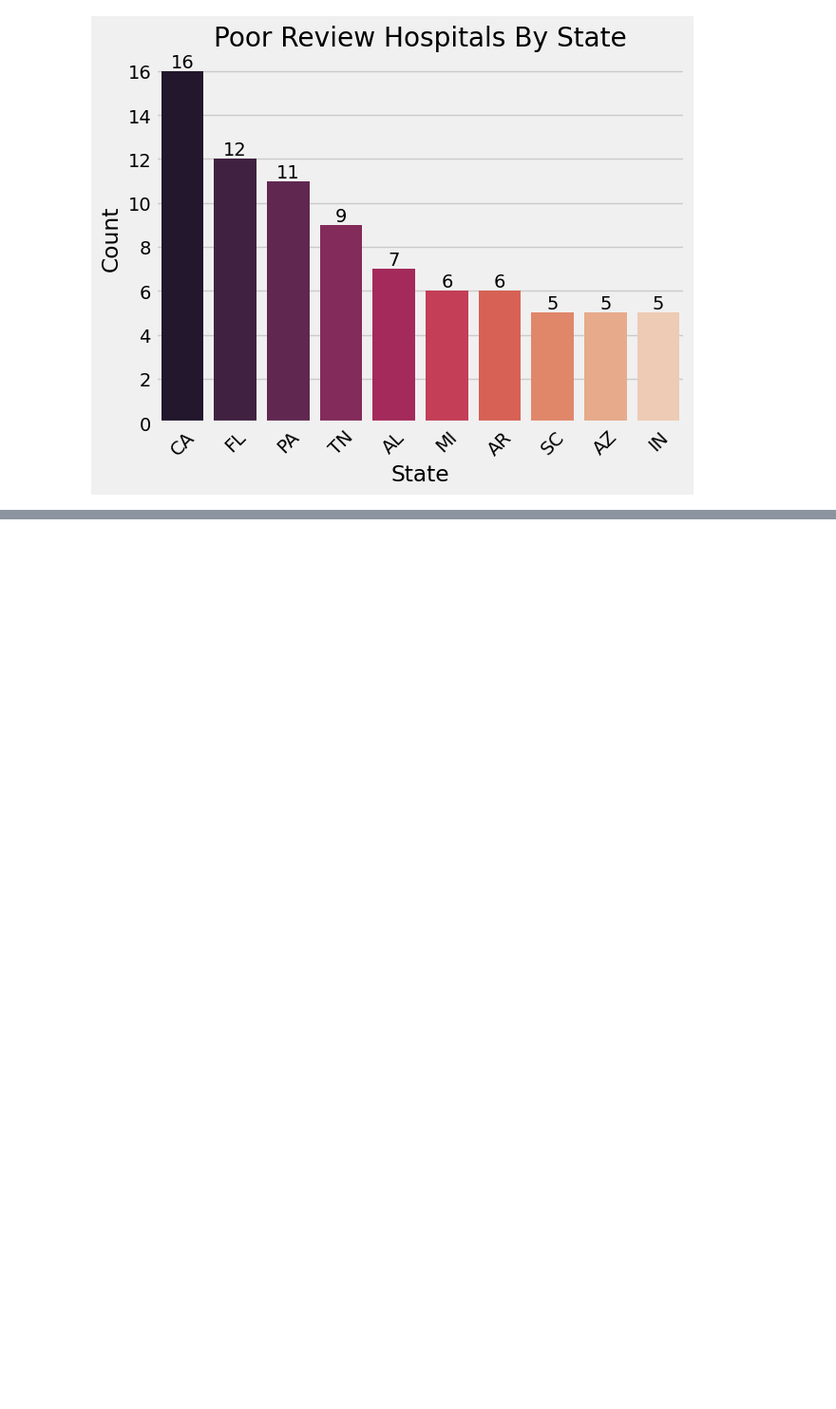
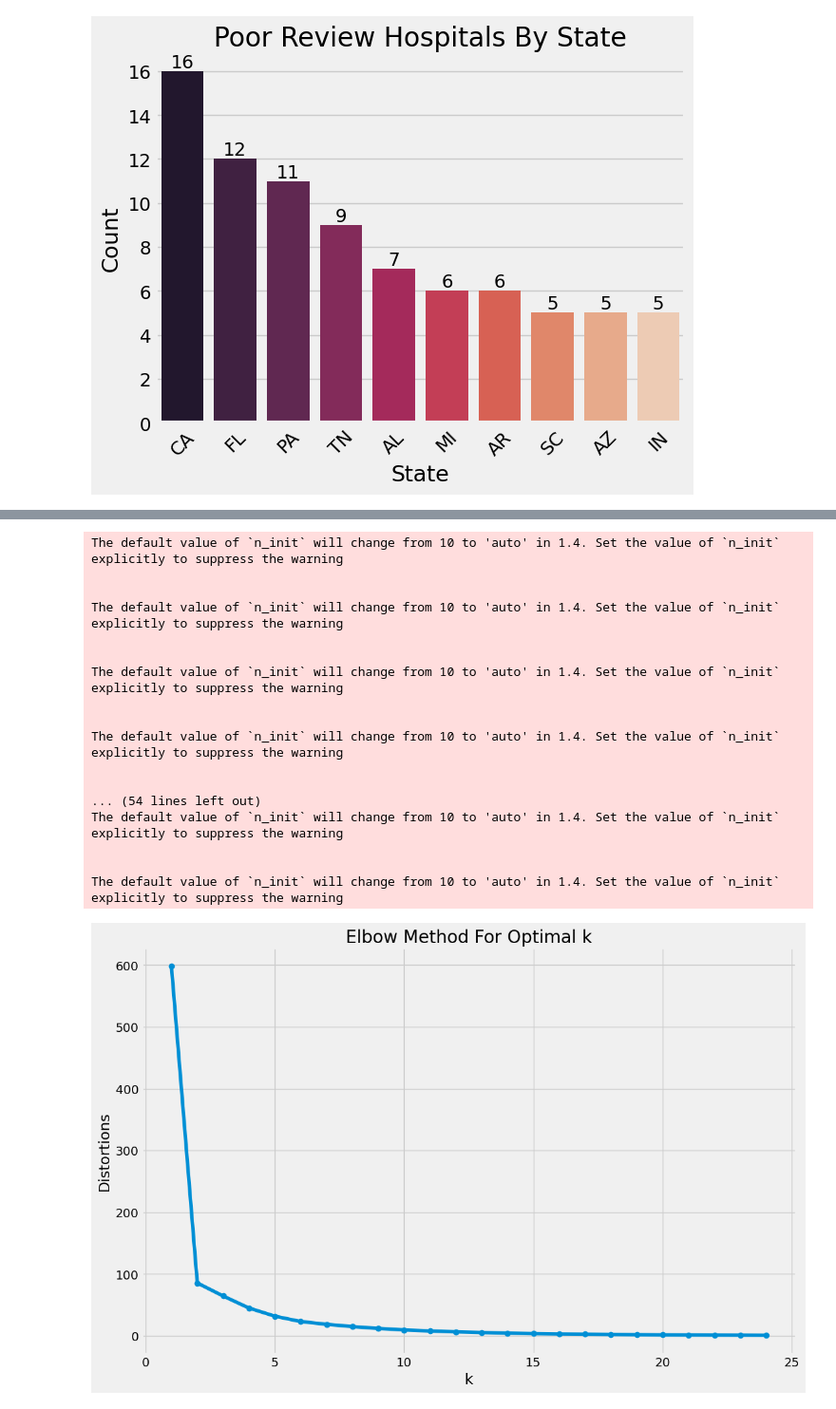
Before and after one commit to peeti-ucberkeley/Capstone-Rachael-Nithika-Andrew-Peeti, a Jupyter notebook: eda/eda_recommendation2.ipynb, the cells around one changed output, grey strips where cells are left out. Shown at 95% size. Saved outputs shown, nothing was run; the diff lists cells and outputs as text; code cells hidden in the pictures; blank space fills up the shorter version.

```diff
--- a/eda/eda_recommendation2.ipynb
+++ b/eda/eda_recommendation2.ipynb
@@ -209,0 +318,39 @@ Text(0.5, 1.0, 'Poor Review Hospitals By State')
+# %%
+# Elbow method to determine the number of K in Kmeans Clustering
+
+coords = cancer_df[cancer_df['STATE'] == 'CA'][['LON','LAT']]
+
+distortions = []
+K = range(1,25)
+for k in K:
+    kmeansModel = KMeans(n_clusters=k)
+    kmeansModel = kmeansModel.fit(coords)
+    distortions.append(kmeansModel.inertia_)
+
+
+fig, ax = plt.subplots(figsize=(12, 8))
+plt.plot(K, distortions, marker='o')
+plt.xlabel('k')
+plt.ylabel('Distortions')
+plt.title('Elbow Method For Optimal k')
+plt.savefig('elbow.png')
+plt.show()
+# %% [output]
+The default value of `n_init` will change from 10 to 'auto' in 1.4. Set the value of `n_init` explicitly to suppress the warning
+
+
+The default value of `n_init` will change from 10 to 'auto' in 1.4. Set the value of `n_init` explicitly to suppress the warning
+
+
+The default value of `n_init` will change from 10 to 'auto' in 1.4. Set the value of `n_init` explicitly to suppress the warning
+
+
+The default value of `n_init` will change from 10 to 'auto' in 1.4. Set the value of `n_init` explicitly to suppress the warning
+
+
+... (54 lines left out)
+The default value of `n_init` will change from 10 to 'auto' in 1.4. Set the value of `n_init` explicitly to suppress the warning
+
+
+The default value of `n_init` will change from 10 to 'auto' in 1.4. Set the value of `n_init` explicitly to suppress the warning
+[figure, added]
```
Also changed, not shown: parts of 24 cells of this notebook.
